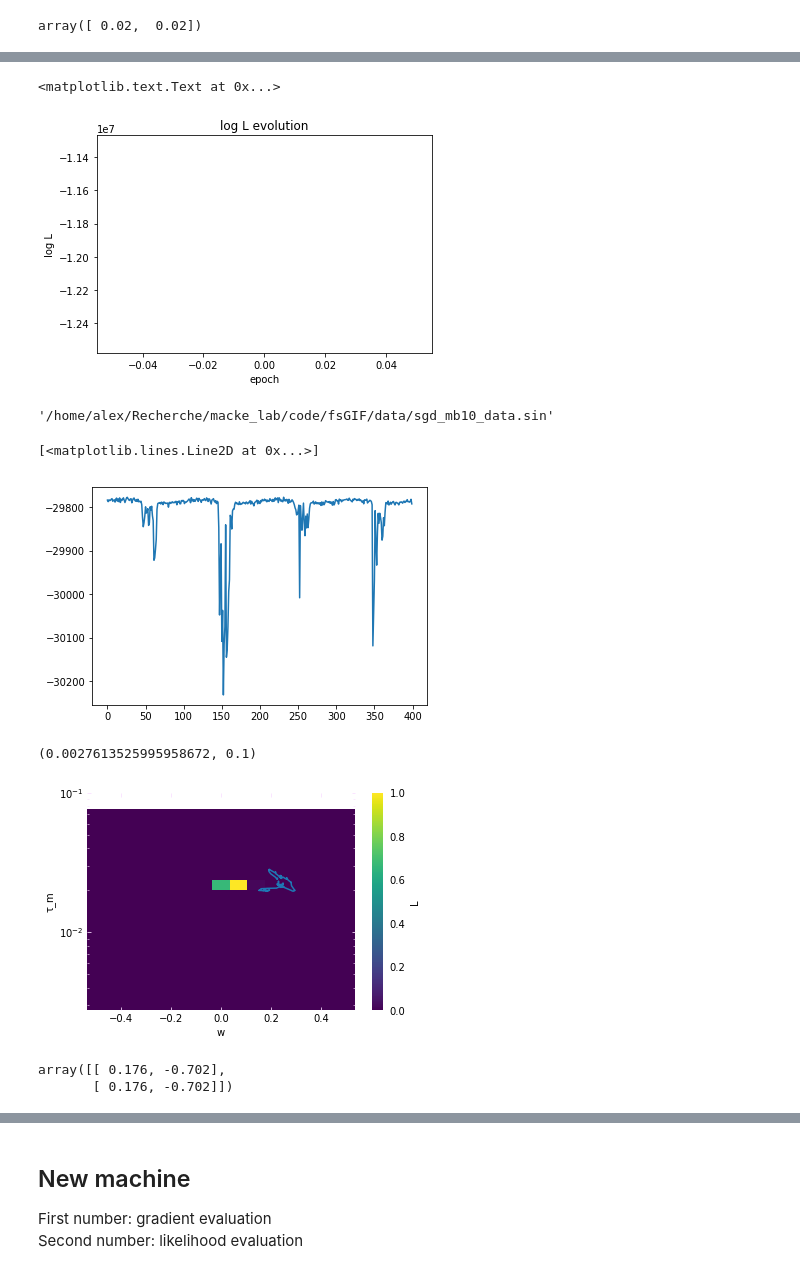
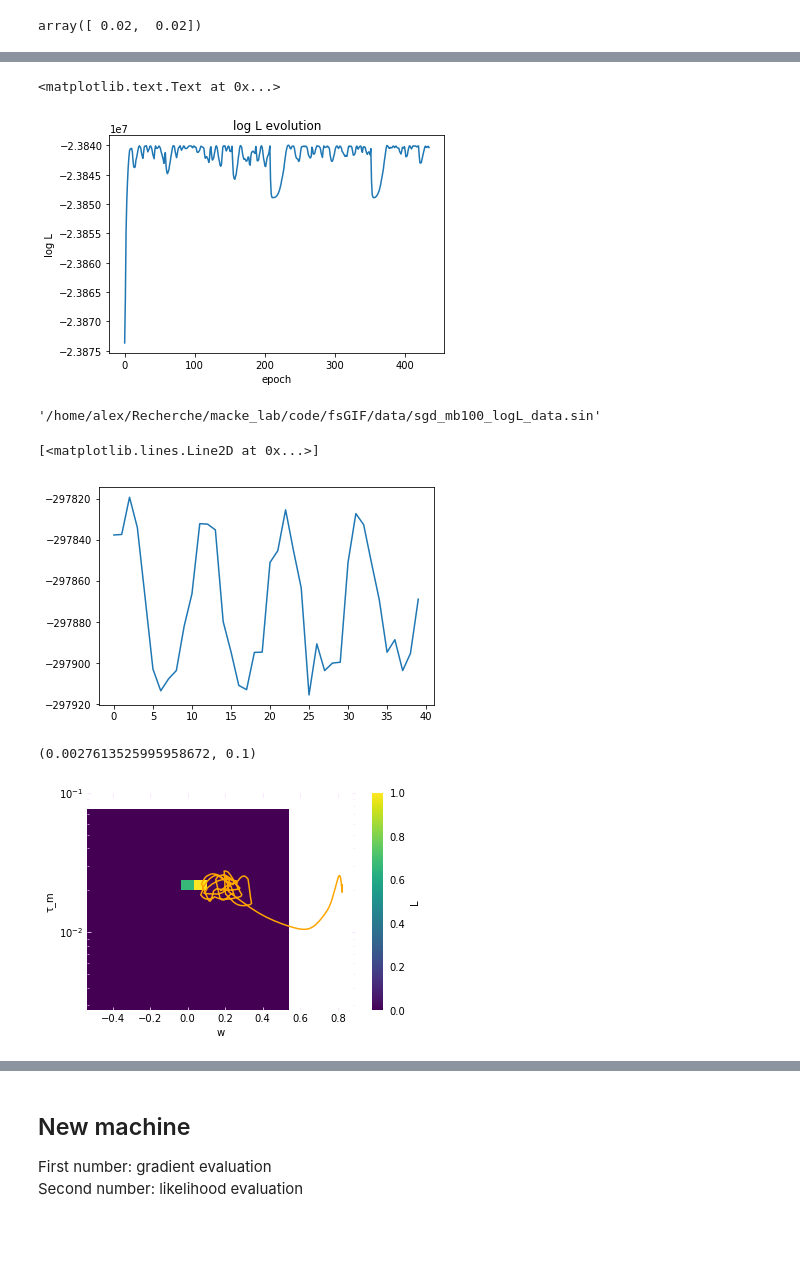
Before and after one commit to mackelab/mesoGIF, a Jupyter notebook: Finite-size GIF.ipynb, the cells around one changed output, grey strips where cells are left out. Drawn from its saved outputs; the diff is of its cells as text; code cells hidden in the pictures; blank space fills up the shorter version.

```diff
--- a/Finite-size GIF.ipynb
+++ b/Finite-size GIF.ipynb
@@ -58,10 +56,10 @@ Generate spike trains. If the specified filename already exists, the precomputed
 *Note*: Spike trains use relatively fine time bins (0.2&nbsp;ms). This is because spike times must be precise relative to the timescale of the PSP kernel (i.e. $τ_m$).
 # %%
 source_datalen = 10 # Use 4 seconds of data
-datalen = 4.0       # Amount of data to use for likelihood
+datalen = 8.0       # Amount of data to use for likelihood
 #datalen = 2.5
 burnin = 0.5        # Amount of data to discard from likelihood
-mbatch_size = 100     # Batch size when computing likelihood / gradients
+mbatch_size = 100    # Batch size when computing likelihood / gradients
 # %%
 spikemodel = main.generate_spikes(datalen,
                                   filename='data/short_adap/fsgif_{}s_sin-input'
@@ -333,5 +335,5 @@ sgd.transform( mfmodelT.params.τ_m, 'logτ_m',
 # %%
 sgd.compile( fitparams = fitmask,
-             lr = 0.05
+             lr = 0.005
            )
 # %% [output]
@@ -439,11 +431,11 @@ plt.xlabel("epoch")
 plt.ylabel("log L")
 # %% [output]
 <matplotlib.text.Text at 0x...>
-[figure, old version]
+[figure, new version]
 # %%
-io.save("data/sgd_mb10_data.sin", (sgd.tot_time, sgd.cum_step_time, sgd.get_evol()))
+io.save("data/sgd_mb100_logL_data.sin", (sgd.tot_time, sgd.cum_step_time, sgd.get_evol()))
 # %% [output]
-'/home/alex/Recherche/macke_lab/code/fsGIF/data/sgd_mb10_data.sin'
+'/home/alex/Recherche/macke_lab/code/fsGIF/data/sgd_mb100_logL_data.sin'
 # %%
 tot_time, cum_step_time, evol = io.load("data/sgd_data.sin")
 # %%
@@ -452,7 +444,7 @@ plt.plot(evol[''][:,0,0])
 plt.plot(sgd.step_cost)
 # %% [output]
 [<matplotlib.lines.Line2D at 0x...>]
-[figure, old version]
+[figure, new version]
 # %%
 import os.path
 basedir = os.path.expanduser('~/Recherche/macke_lab/code/fsGIF/data/short_adap/')
@@ -466,16 +458,11 @@ logL.set_floor(logL.max() - 40)
 # %%
 L = main.exploglikelihood(logL)
 anlz.plot(L)
-sgd.plot_param_evol_overlay(L)
+sgd.plot_param_evol_overlay(L, color='orange')
 plt.ylim(ymax=0.1)
 # %% [output]
 (0.0027613525995958672, 0.1)
-[figure, old version]
+[figure, new version]
-# %%
-sgd.trueparams[mfmodelT.params.w]
-# %% [output]
-array([[ 0.176, -0.702],
-       [ 0.176, -0.702]])
 # %%
 anlz.plot(logL)
 plt.axvline(sgd.trueparams[mfmodelT.params.w][0,0], color='white', zorder=1)
```
Also changed, not shown: parts of 23 cells of this notebook, 2 other files.
